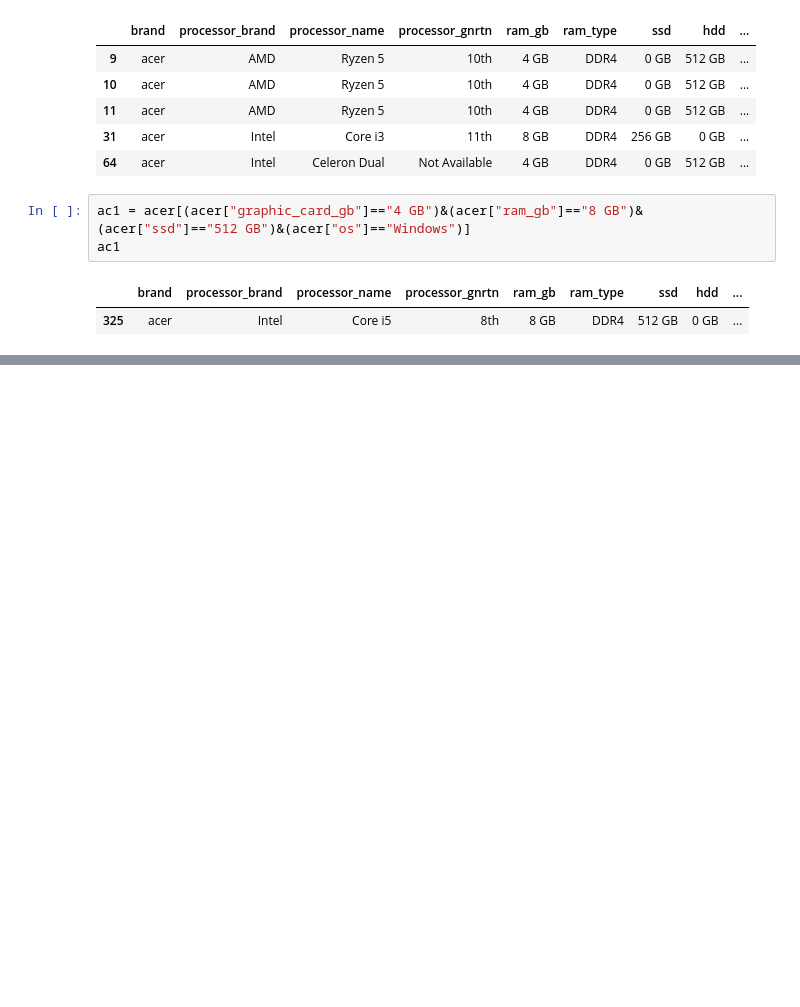
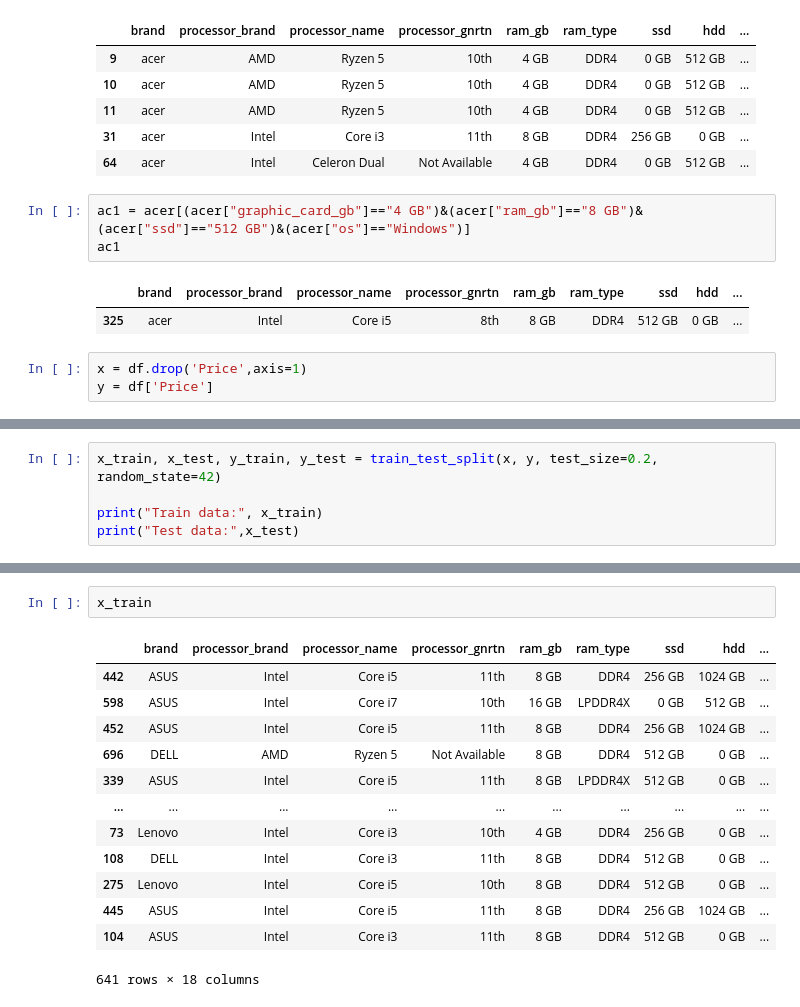
Before and after one commit to kuldeepsingh8949/Data_Science, a Jupyter notebook: python/laptop.ipynb, the cells around one changed output, grey strips where cells are left out. Cells and saved outputs as stored; diff of their text form; blank space fills up the shorter version.

```diff
--- a/python/laptop.ipynb
+++ b/python/laptop.ipynb
@@ -398,3 +398,6 @@ ac1
 # %% [output]
 |  | brand | processor_brand | processor_name | processor_gnrtn | ram_gb | ram_type | ssd | hdd | ... |
 | 325 | acer | Intel | Core i5 | 8th | 8 GB | DDR4 | 512 GB | 0 GB | ... |
+# %%
+x = df.drop('Price',axis=1)
+y = df['Price']
@@ -400,0 +406,5 @@ ac1
+# %%
+x_train, x_test, y_train, y_test = train_test_split(x, y, test_size=0.2, random_state=42)
+
+print("Train data:", x_train)
+print("Test data:",x_test)
@@ -400,0 +429,16 @@ ac1
+# %%
+x_train
+# %% [output]
+|  | brand | processor_brand | processor_name | processor_gnrtn | ram_gb | ram_type | ssd | hdd | ... |
+| 442 | ASUS | Intel | Core i5 | 11th | 8 GB | DDR4 | 256 GB | 1024 GB | ... |
+| 598 | ASUS | Intel | Core i7 | 10th | 16 GB | LPDDR4X | 0 GB | 512 GB | ... |
+| 452 | ASUS | Intel | Core i5 | 11th | 8 GB | DDR4 | 256 GB | 1024 GB | ... |
+| 696 | DELL | AMD | Ryzen 5 | Not Available | 8 GB | DDR4 | 512 GB | 0 GB | ... |
+| 339 | ASUS | Intel | Core i5 | 11th | 8 GB | LPDDR4X | 512 GB | 0 GB | ... |
+| ... | ... | ... | ... | ... | ... | ... | ... | ... | ... |
+| 73 | Lenovo | Intel | Core i3 | 10th | 4 GB | DDR4 | 256 GB | 0 GB | ... |
+| 108 | DELL | Intel | Core i3 | 11th | 8 GB | DDR4 | 512 GB | 0 GB | ... |
+| 275 | Lenovo | Intel | Core i5 | 10th | 8 GB | DDR4 | 512 GB | 0 GB | ... |
+| 445 | ASUS | Intel | Core i5 | 11th | 8 GB | DDR4 | 256 GB | 1024 GB | ... |
+| 104 | ASUS | Intel | Core i3 | 11th | 8 GB | DDR4 | 512 GB | 0 GB | ... |
+641 rows × 18 columns
```
Also changed, not shown: parts of 21 cells of this notebook, 5 other files.
